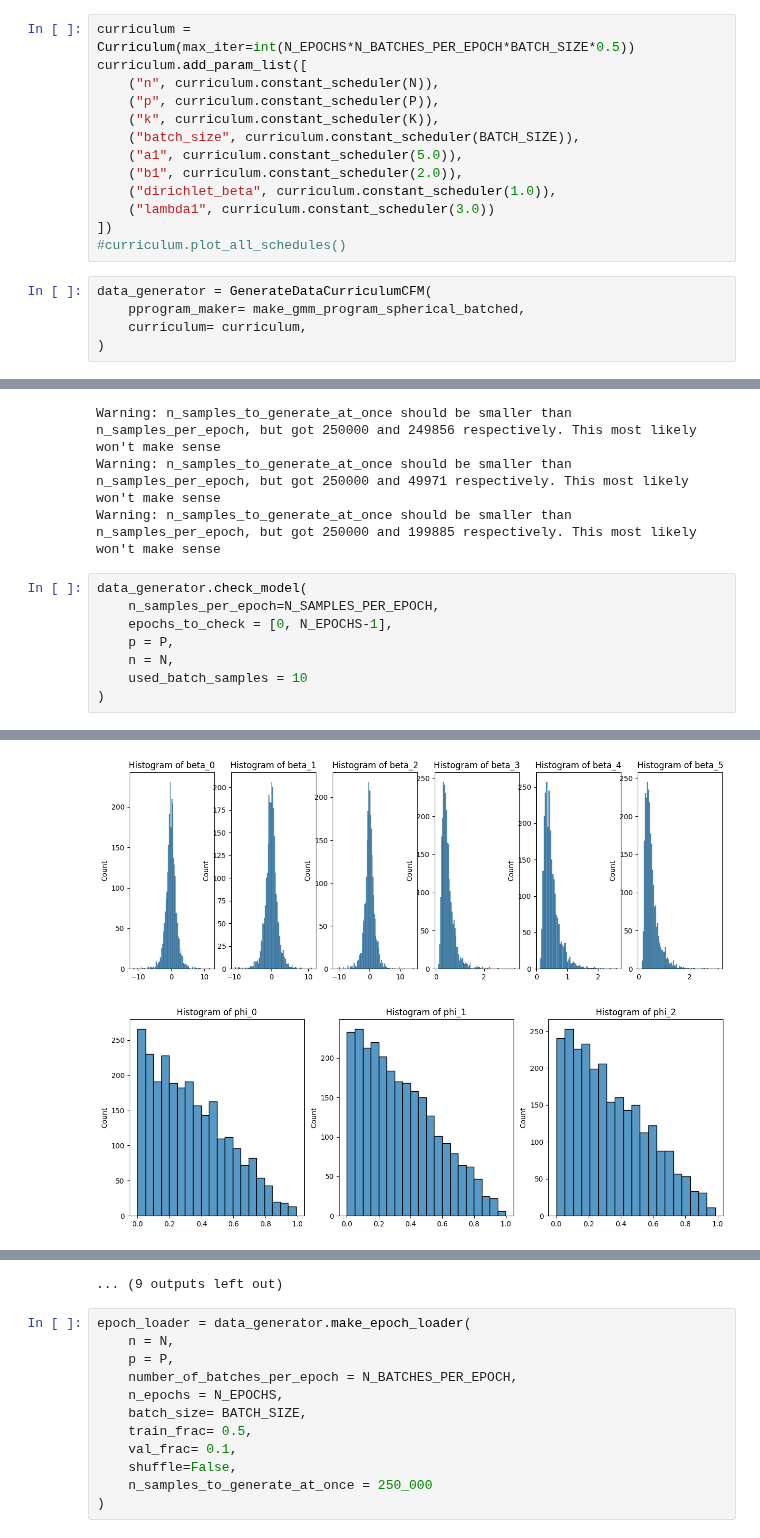
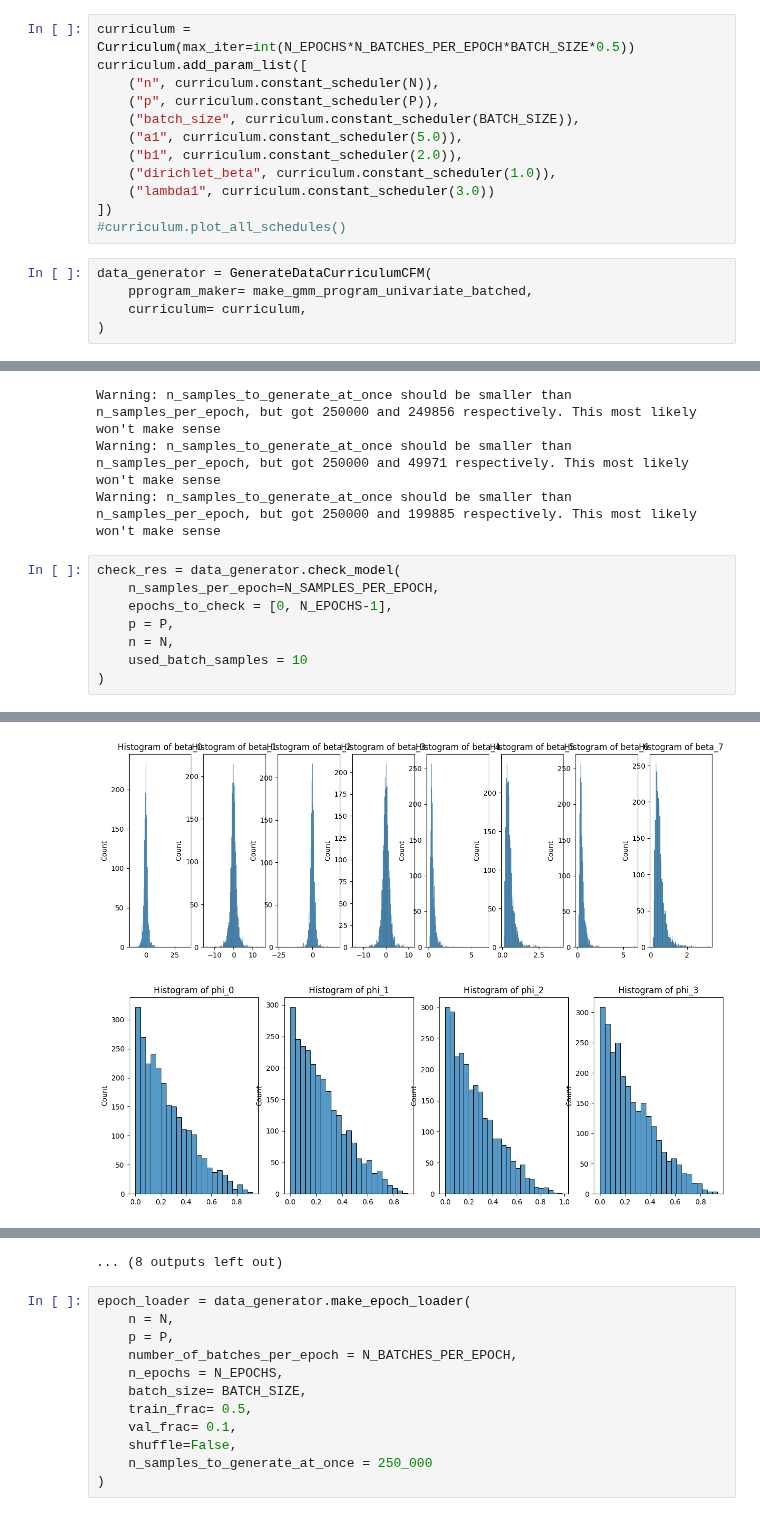
Before and after one commit to ArikReuter/ICL_for_Full_Bayesian_Inference, a Jupyter notebook: LatentFactorModels/Workflow_GMM_univariate.ipynb, the cells around one changed output, grey strips where cells are left out. Saved outputs shown, nothing was run; the diff lists cells and outputs as text.

```diff
--- a/LatentFactorModels/Workflow_GMM_univariate.ipynb
+++ b/LatentFactorModels/Workflow_GMM_univariate.ipynb
@@ -30,7 +30,6 @@ curriculum = Curriculum(max_iter=int(N_EPOCHS*N_BATCHES_PER_EPOCH*BATCH_SIZE*0.5
 curriculum.add_param_list([
     ("n", curriculum.constant_scheduler(N)),
     ("p", curriculum.constant_scheduler(P)),
-    ("k", curriculum.constant_scheduler(K)),
     ("batch_size", curriculum.constant_scheduler(BATCH_SIZE)),
     ("a1", curriculum.constant_scheduler(5.0)),
     ("b1", curriculum.constant_scheduler(2.0)),
@@ -40,7 +39,7 @@ curriculum.add_param_list([
 #curriculum.plot_all_schedules()
 # %%
 data_generator = GenerateDataCurriculumCFM(
-    pprogram_maker= make_gmm_program_spherical_batched,
+    pprogram_maker= make_gmm_program_univariate_batched,
     curriculum= curriculum,
 )
 # %% [output]
@@ -70,7 +69,7 @@ Warning: n_samples_to_generate_at_once should be smaller than n_samples_per_epoc
 Warning: n_samples_to_generate_at_once should be smaller than n_samples_per_epoch, but got 250000 and 49971 respectively. This most likely won't make sense
 Warning: n_samples_to_generate_at_once should be smaller than n_samples_per_epoch, but got 250000 and 199885 respectively. This most likely won't make sense
 # %%
-data_generator.check_model(
+check_res = data_generator.check_model(
     n_samples_per_epoch=N_SAMPLES_PER_EPOCH,
     epochs_to_check = [0, N_EPOCHS-1],
     p = P,
@@ -103,2 +102,2 @@ Mean of maximums: None
-[figure, old version]
+[figure, new version]
-[figure, old version]
+[figure, new version]
@@ -129,6 +128,6 @@ Mean of variances: 0.9915484189987183
 Mean of minimums: None
 Mean of maximums: None
-... (9 outputs left out)
+... (8 outputs left out)
 # %%
 epoch_loader = data_generator.make_epoch_loader(
     n = N,
```
Also changed, not shown: parts of 11 cells of this notebook, 13 other files.
